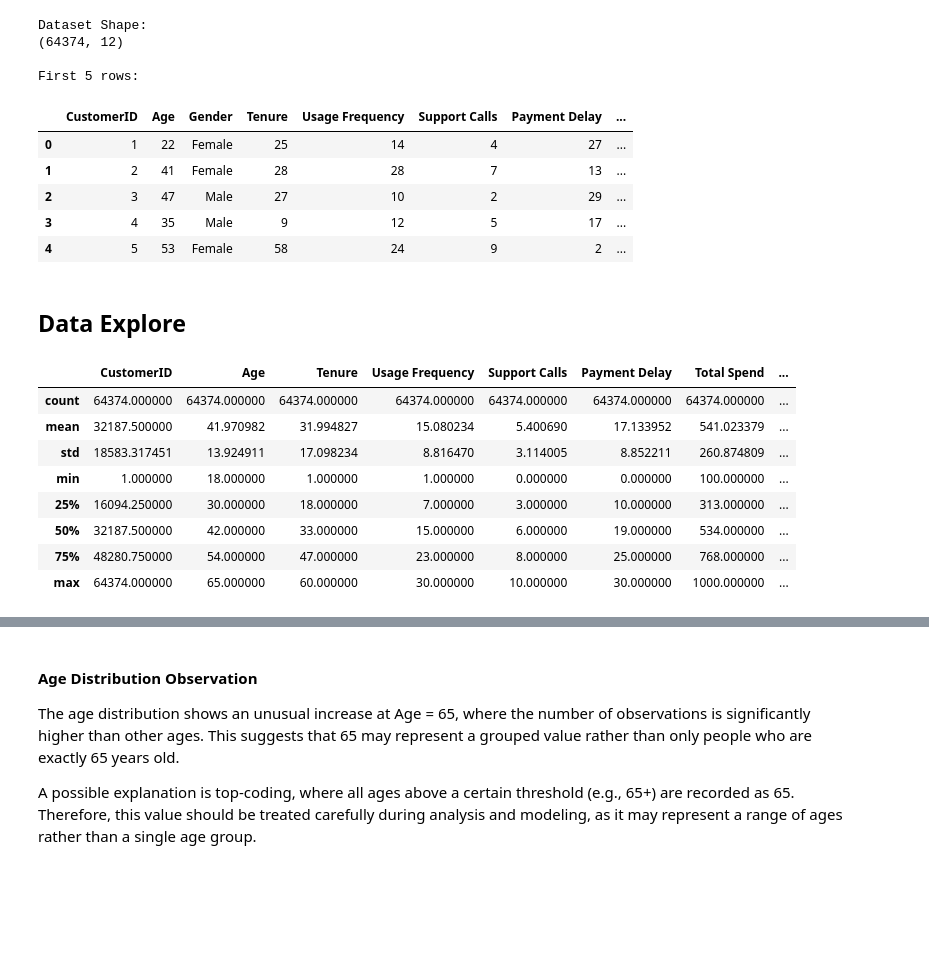
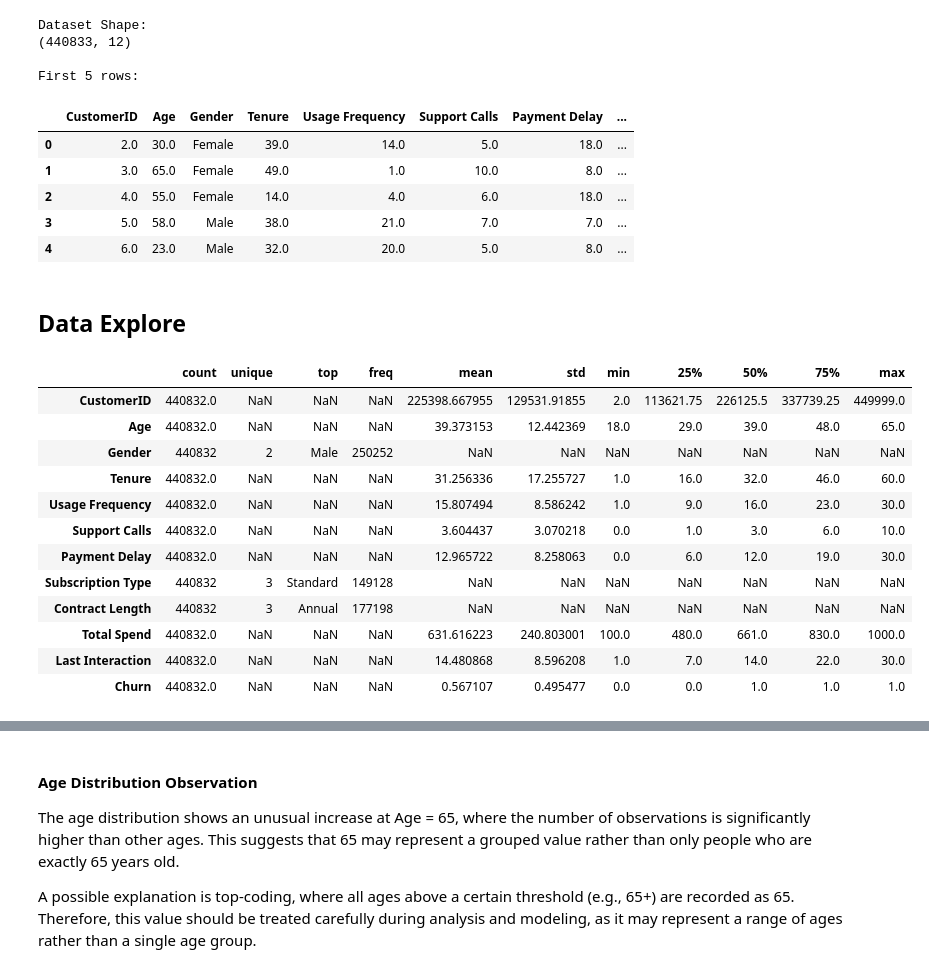
Before and after one commit to aliderakhshan381/Customer-Churn-Prediction, a Jupyter notebook: main.ipynb, the cells around one changed output, grey strips where cells are left out. Cells and saved outputs as stored; diff of their text form; code cells hidden in the pictures; blank space fills up the shorter version.

```diff
--- a/main.ipynb
+++ b/main.ipynb
@@ -17,7 +17,7 @@ from sklearn.metrics import (
     roc_auc_score
 )
 # %%
-df = pd.read_csv('customer_churn_dataset-testing-master.csv')
+df = pd.read_csv('customer_churn_dataset-training-master.csv')
 
 print('Dataset Shape:')
 print(df.shape)
@@ -26,29 +26,33 @@ print('\nFirst 5 rows:')
 df.head()
 # %% [output]
 Dataset Shape:
-(64374, 12)
+(440833, 12)
 
 First 5 rows:
 |  | CustomerID | Age | Gender | Tenure | Usage Frequency | Support Calls | Payment Delay | ... |
-| 0 | 1 | 22 | Female | 25 | 14 | 4 | 27 | ... |
-| 1 | 2 | 41 | Female | 28 | 28 | 7 | 13 | ... |
-| 2 | 3 | 47 | Male | 27 | 10 | 2 | 29 | ... |
-| 3 | 4 | 35 | Male | 9 | 12 | 5 | 17 | ... |
-| 4 | 5 | 53 | Female | 58 | 24 | 9 | 2 | ... |
+| 0 | 2.0 | 30.0 | Female | 39.0 | 14.0 | 5.0 | 18.0 | ... |
+| 1 | 3.0 | 65.0 | Female | 49.0 | 1.0 | 10.0 | 8.0 | ... |
+| 2 | 4.0 | 55.0 | Female | 14.0 | 4.0 | 6.0 | 18.0 | ... |
+| 3 | 5.0 | 58.0 | Male | 38.0 | 21.0 | 7.0 | 7.0 | ... |
+| 4 | 6.0 | 23.0 | Male | 32.0 | 20.0 | 5.0 | 8.0 | ... |
 # %% [markdown]
 ## Data Explore
 # %%
-df.describe()
+df.describe(include="all").T
 # %% [output]
-|  | CustomerID | Age | Tenure | Usage Frequency | Support Calls | Payment Delay | Total Spend | ... |
-| count | 64374.000000 | 64374.000000 | 64374.000000 | 64374.000000 | 64374.000000 | 64374.000000 | 64374.000000 | ... |
-| mean | 32187.500000 | 41.970982 | 31.994827 | 15.080234 | 5.400690 | 17.133952 | 541.023379 | ... |
-| std | 18583.317451 | 13.924911 | 17.098234 | 8.816470 | 3.114005 | 8.852211 | 260.874809 | ... |
-| min | 1.000000 | 18.000000 | 1.000000 | 1.000000 | 0.000000 | 0.000000 | 100.000000 | ... |
-| 25% | 16094.250000 | 30.000000 | 18.000000 | 7.000000 | 3.000000 | 10.000000 | 313.000000 | ... |
-| 50% | 32187.500000 | 42.000000 | 33.000000 | 15.000000 | 6.000000 | 19.000000 | 534.000000 | ... |
-| 75% | 48280.750000 | 54.000000 | 47.000000 | 23.000000 | 8.000000 | 25.000000 | 768.000000 | ... |
-| max | 64374.000000 | 65.000000 | 60.000000 | 30.000000 | 10.000000 | 30.000000 | 1000.000000 | ... |
+|  | count | unique | top | freq | mean | std | min | 25% | 50% | 75% | max |
+| CustomerID | 440832.0 | NaN | NaN | NaN | 225398.667955 | 129531.91855 | 2.0 | 113621.75 | 226125.5 | 337739.25 | 449999.0 |
+| Age | 440832.0 | NaN | NaN | NaN | 39.373153 | 12.442369 | 18.0 | 29.0 | 39.0 | 48.0 | 65.0 |
+| Gender | 440832 | 2 | Male | 250252 | NaN | NaN | NaN | NaN | NaN | NaN | NaN |
+| Tenure | 440832.0 | NaN | NaN | NaN | 31.256336 | 17.255727 | 1.0 | 16.0 | 32.0 | 46.0 | 60.0 |
+| Usage Frequency | 440832.0 | NaN | NaN | NaN | 15.807494 | 8.586242 | 1.0 | 9.0 | 16.0 | 23.0 | 30.0 |
+| Support Calls | 440832.0 | NaN | NaN | NaN | 3.604437 | 3.070218 | 0.0 | 1.0 | 3.0 | 6.0 | 10.0 |
+| Payment Delay | 440832.0 | NaN | NaN | NaN | 12.965722 | 8.258063 | 0.0 | 6.0 | 12.0 | 19.0 | 30.0 |
+| Subscription Type | 440832 | 3 | Standard | 149128 | NaN | NaN | NaN | NaN | NaN | NaN | NaN |
+| Contract Length | 440832 | 3 | Annual | 177198 | NaN | NaN | NaN | NaN | NaN | NaN | NaN |
+| Total Spend | 440832.0 | NaN | NaN | NaN | 631.616223 | 240.803001 | 100.0 | 480.0 | 661.0 | 830.0 | 1000.0 |
+| Last Interaction | 440832.0 | NaN | NaN | NaN | 14.480868 | 8.596208 | 1.0 | 7.0 | 14.0 | 22.0 | 30.0 |
+| Churn | 440832.0 | NaN | NaN | NaN | 0.567107 | 0.495477 | 0.0 | 0.0 | 1.0 | 1.0 | 1.0 |
 # %%
 fig , ax = plt.subplots(figsize=(8,5))
 ax.hist(
```
Also changed, not shown: parts of 3 cells of this notebook, 1 other file.
